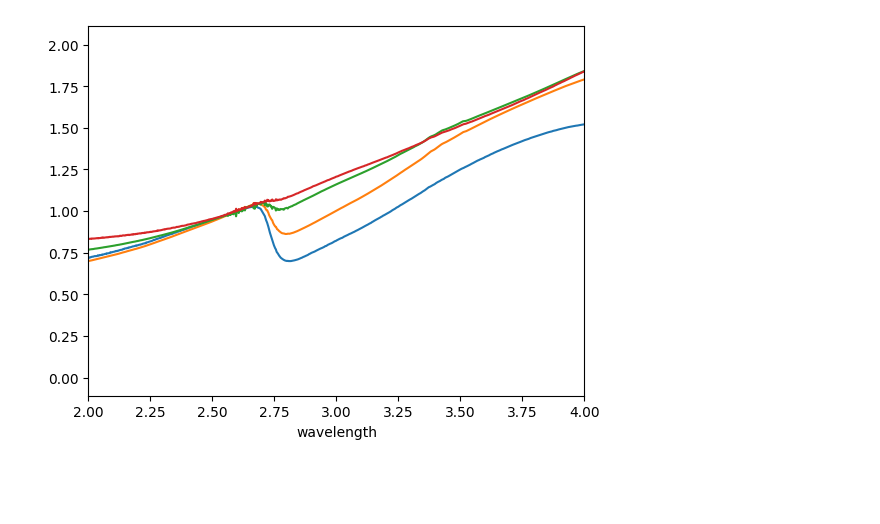
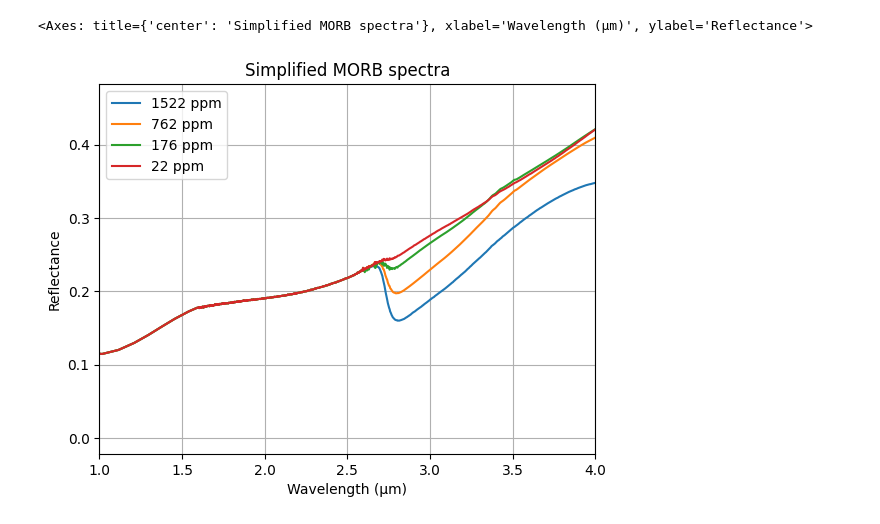
Before and after one commit to philiplinden/cremons-et-al-2022, a Jupyter notebook: repro/results.ipynb, the cells around one changed output. Saved outputs shown, nothing was run; the diff lists cells and outputs as text; code cells hidden in the pictures; blank space fills up the shorter version.

```diff
--- a/repro/results.ipynb
+++ b/repro/results.ipynb
@@ -11,0 +43,7 @@ import spectra
+# %%
+# Temperature of step-heating experiment in degrees Celsius
+temperature = [650, 700, 750, 800]
+# Total water measured from step-heating experiments in ppm
+water_ppm = [1522, 762, 176, 22]
+
+experiments = zip(temperature, water_ppm)
@@ -11,0 +75,12 @@ import spectra
+# %%
+# Low wavelength portion of MORB spectrum (<1.5 microns)
+MORB_D38A_LowLam = spectra.spectrum_from_file(
+    Path("../data/Morb_D38A_Low_wavelength.txt"),
+    name='MORB D38A low wavelengths',
+)
+MORB_D38A_LowLam.plot(
+    title='MORB D38A low wavelengths',
+    xlabel='Wavelength (μm)',
+    ylabel='Reflectance',
+    grid=True,
+)
@@ -12,3 +114,36 @@ import spectra
+# %%
+# Replace spectrum below 2.6 micron with 650C reflectance
+# to isolate 3 micron feature changes and stitch in low wavelengths
+mid_spectrum = normalized_spectra['22 ppm'].loc[
+    MORB_spectrum.index < 2.6]
+mid_spectrum = mid_spectrum.loc[mid_spectrum.index > 1.6]
+
+# normalize lower spectrum to meet up with the rest of the spectrum
+stitch_factor = spectra.get_normalization_factor(mid_spectrum, 1.6) / \
+                spectra.get_normalization_factor(MORB_D38A_LowLam, 1.6)
+lower_spectrum = MORB_D38A_LowLam * stitch_factor
+
+simple_spectra = pd.DataFrame()
+for spectrum in normalized_spectra.columns:
+    MORB_spectrum = normalized_spectra[spectrum]
+    unified_spectrum = mid_spectrum.combine_first(lower_spectrum)
+    upper_spectrum = normalized_spectra[spectrum].loc[
+        normalized_spectra.index > 2.6]
+
+    simple_spectra[spectrum] = unified_spectrum.combine_first(upper_spectrum)
+
+# Figure 1b
+simple_spectra.plot(
+    title='Simplified MORB spectra',
+    xlabel='Wavelength (μm)',
+    ylabel='Reflectance',
+    grid=True,
+    legend=True,
+    xlim=(1, 4),
+)
+# %% [output]
+<Axes: title={'center': 'Simplified MORB spectra'}, xlabel='Wavelength (μm)', ylabel='Reflectance'>
+[figure, added]
 # %%
 # define wavelength range and spacing for simulations as
 # 1-4 micron at 5nm intervals
@@ -27,25 +154,3 @@ MORB_D38A_LowLam = spectra.spectrum_from_file(
-# %%
-# MORB step-wise heating spectra
-heated_MORB_spectra = []
-interpolated_spectra = []
-norm_factor = 1
-for temperature in [650, 700, 750, 800]:
-    MORB_spectrum = spectra.spectrum_from_file(
-            Path(f"../data/{temperature}^oC.csv"), name=f'{temperature}C')
-    MORB_spectrum.index = 1e4 / MORB_spectrum.index  # 1/cm to microns
-    MORB_spectrum = MORB_spectrum / 100  # percent to decimal
-    MORB_spectrum = MORB_spectrum.sort_index()
-
-    # Normalize all MORB spectra to the reflectance at 2.6 microns at the
-    # lowest water amount and highest temperature (22 ppm, 800 C)
-    norm_factor = spectra.get_normalization_factor(MORB_spectrum, 2.6)
-    normalized_spectrum = MORB_spectrum / norm_factor
-    normalized_spectrum.squeeze()
-
-    normalized_spectrum.plot(xlim=(2,4))
-    heated_MORB_spectra.append(normalized_spectrum)
-# %% [output]
-[figure, removed]
 # %%
 ssa = []
 for spectrum in heated_MORB_spectra:
```
Also changed, not shown: parts of 8 cells of this notebook, 2 other files.
